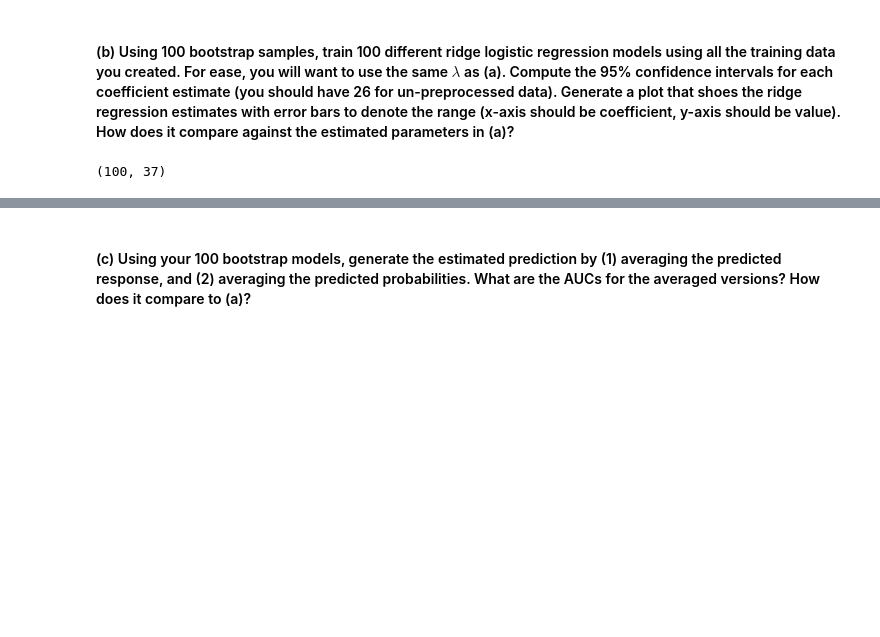
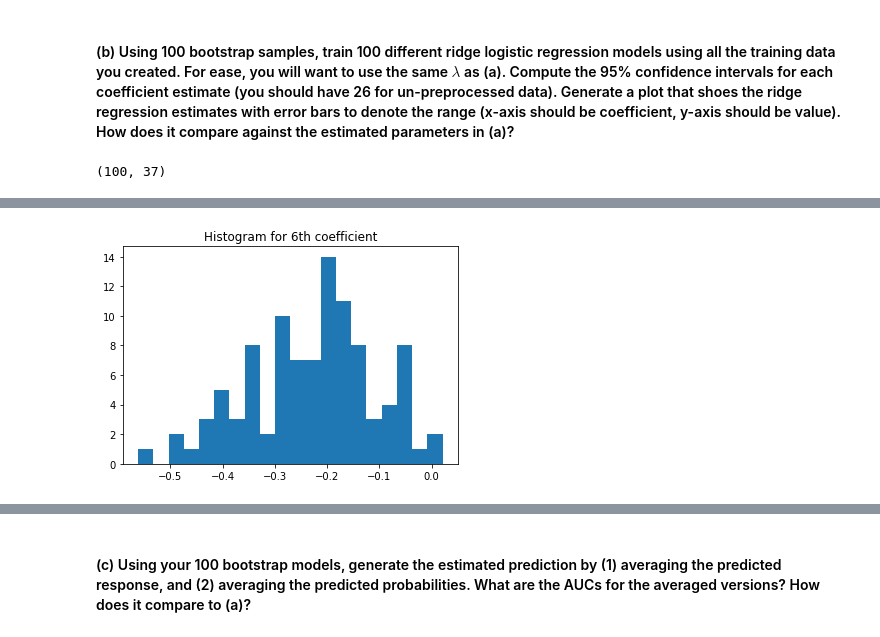
Before and after one commit to Leon-624/ML_HW, a Jupyter notebook: ML_HW3/ML_HW3_Trees.ipynb, the cells around one changed output, grey strips where cells are left out. Cells and saved outputs as stored; diff of their text form; code cells hidden in the pictures; blank space fills up the shorter version.

```diff
--- a/ML_HW3/ML_HW3_Trees.ipynb
+++ b/ML_HW3/ML_HW3_Trees.ipynb
@@ -557,3 +598,11 @@ arr_coef.shape
+# %%
+# Plot some coefficients to see the distribution
+ax = plt.gca()
+ax.hist(arr_coef[:, 6], bins=20)
+plt.title('Histogram for 6th coefficient')
+plt.show()
+# %% [output]
+[figure, added]
 # %%
 # Get 2.5% and 97.5% percentile coefficients
 alpha = 95
```
Also changed, not shown: parts of 20 cells of this notebook, 1 other file.
